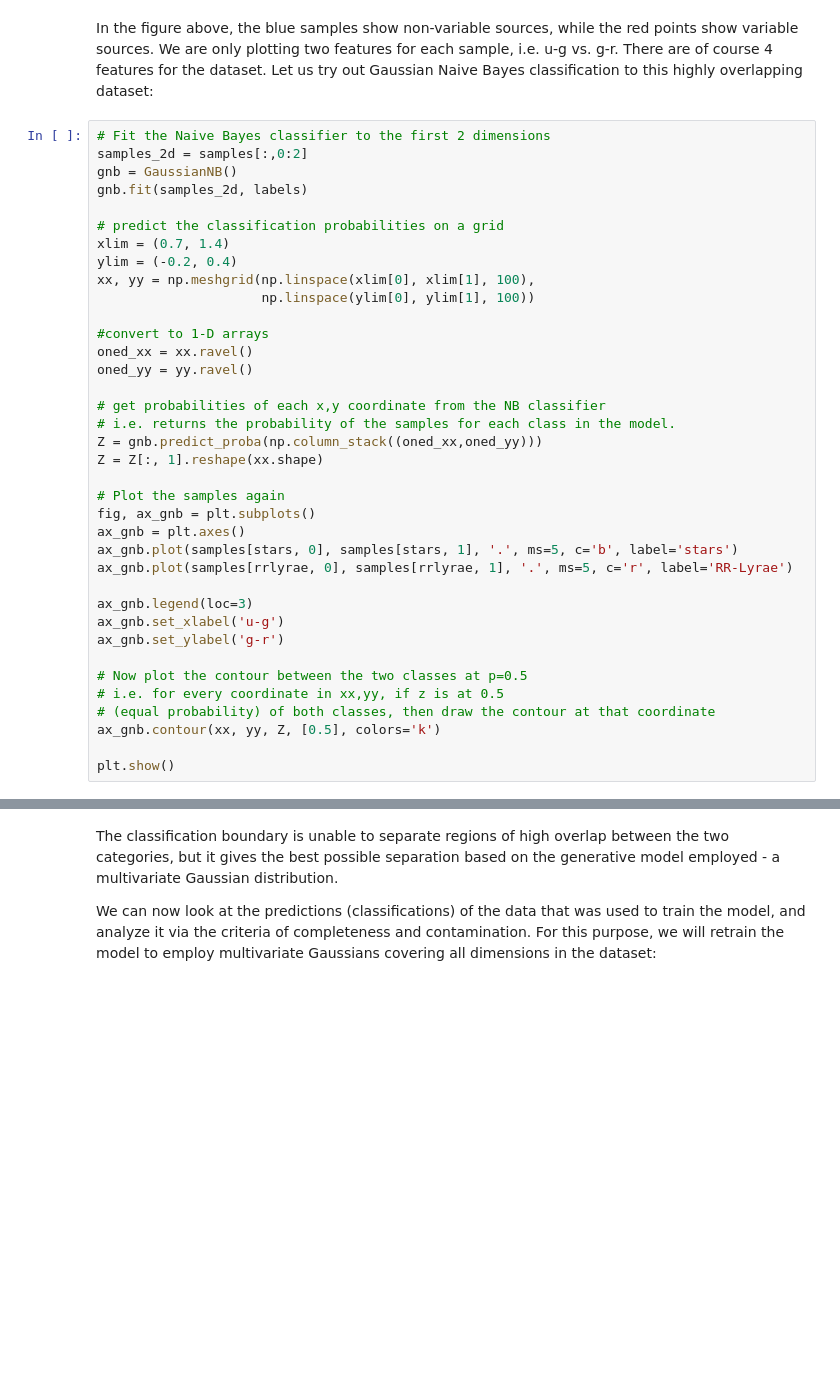
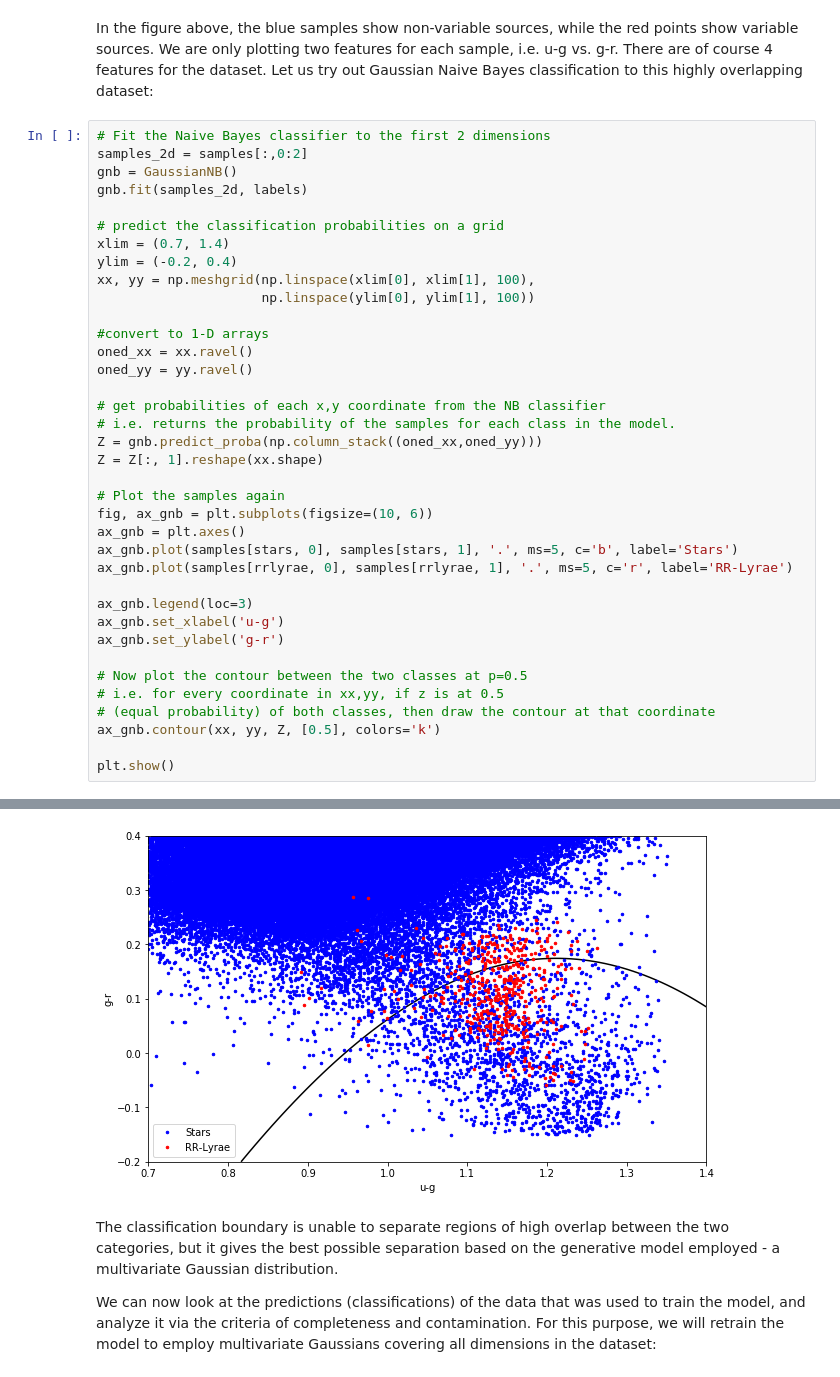
Before and after one commit to uom-lectures/PHY3287, a Jupyter notebook: lecture_4.ipynb, the cells around one changed output, grey strips where cells are left out. Drawn from its saved outputs; the diff is of its cells as text; blank space fills up the shorter version.

```diff
--- a/lecture_4.ipynb
+++ b/lecture_4.ipynb
@@ -169,9 +166,9 @@ Z = gnb.predict_proba(np.column_stack((oned_xx,oned_yy)))
 Z = Z[:, 1].reshape(xx.shape)
 
 # Plot the samples again
-fig, ax_gnb = plt.subplots()
+fig, ax_gnb = plt.subplots(figsize=(10, 6))
 ax_gnb = plt.axes()
-ax_gnb.plot(samples[stars, 0], samples[stars, 1], '.', ms=5, c='b', label='stars')
+ax_gnb.plot(samples[stars, 0], samples[stars, 1], '.', ms=5, c='b', label='Stars')
 ax_gnb.plot(samples[rrlyrae, 0], samples[rrlyrae, 1], '.', ms=5, c='r', label='RR-Lyrae')
 
 ax_gnb.legend(loc=3)
@@ -190,3 +185,4 @@ plt.show()
+[figure, added]
 # %% [markdown]
 The classification boundary is unable to separate regions of high overlap between the two categories, but it gives the best possible separation based on the generative model employed - a multivariate Gaussian distribution.
 
```
Also changed, not shown: parts of 66 cells of this notebook, 4 other files.
